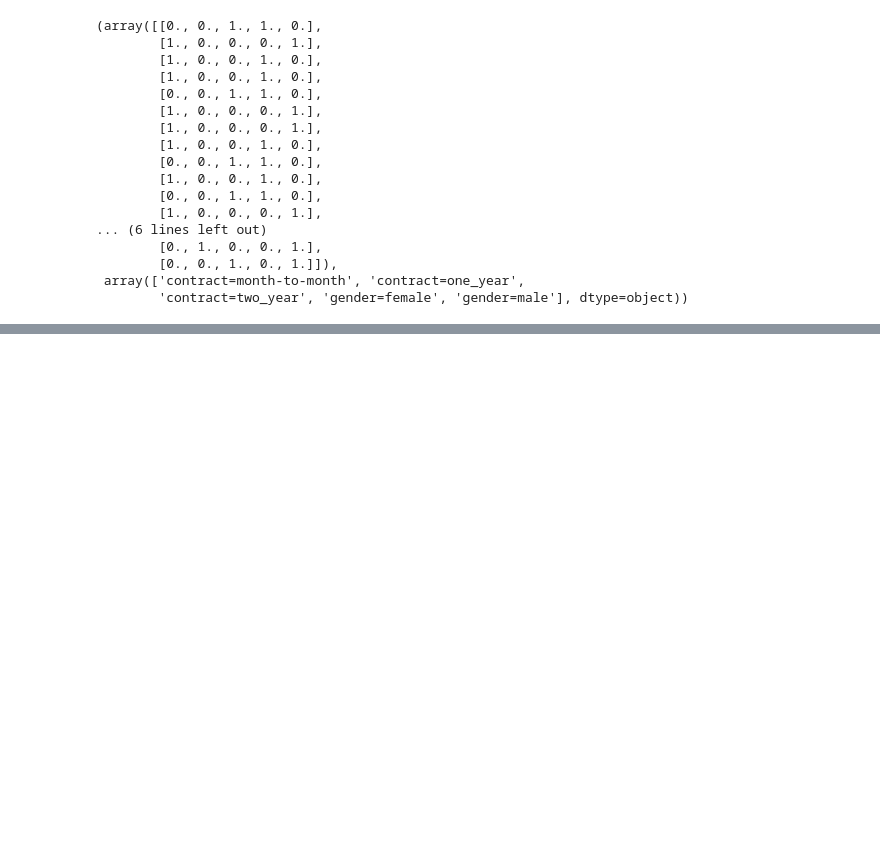
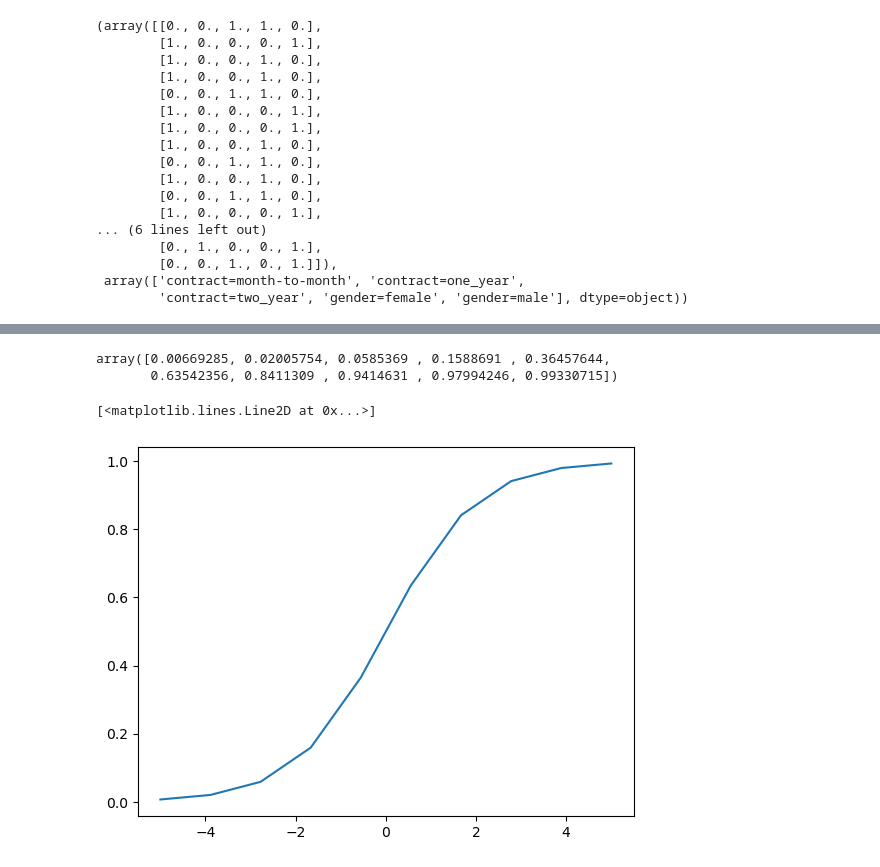
Before and after one commit to TheManuAi/ML-Zoomcamp, a Jupyter notebook: Week3 - Classification/ML-for-classification.ipynb, the cells around one changed output, grey strips where cells are left out. Saved outputs shown, nothing was run; the diff lists cells and outputs as text; code cells hidden in the pictures; blank space fills up the shorter version.

Commit message:
Update - logistic regression theory

```diff
--- a/Week3 - Classification/ML-for-classification.ipynb
+++ b/Week3 - Classification/ML-for-classification.ipynb
@@ -435,0 +440,17 @@ X_val = dv.transform(val_dict)
+# %%
+# Logistic regression is kind of similar to linear regression but it uses a special fn - Sigmoid
+
+# gives values between 0 and 1
+def sigmoid(z):
+    return 1 / (1 + np.exp(-z))
+# %%
+z = np.linspace(-5, 5, 10) # gives 10 values between -5 and 5
+sigmoid(z)
+# %% [output]
+array([0.00669285, 0.02005754, 0.0585369 , 0.1588691 , 0.36457644,
+       0.63542356, 0.8411309 , 0.9414631 , 0.97994246, 0.99330715])
+# %%
+plt.plot(z, sigmoid(z))
+# %% [output]
+[<matplotlib.lines.Line2D at 0x...>]
+[figure, added]
```
Also changed, not shown: parts of 3 cells of this notebook.
